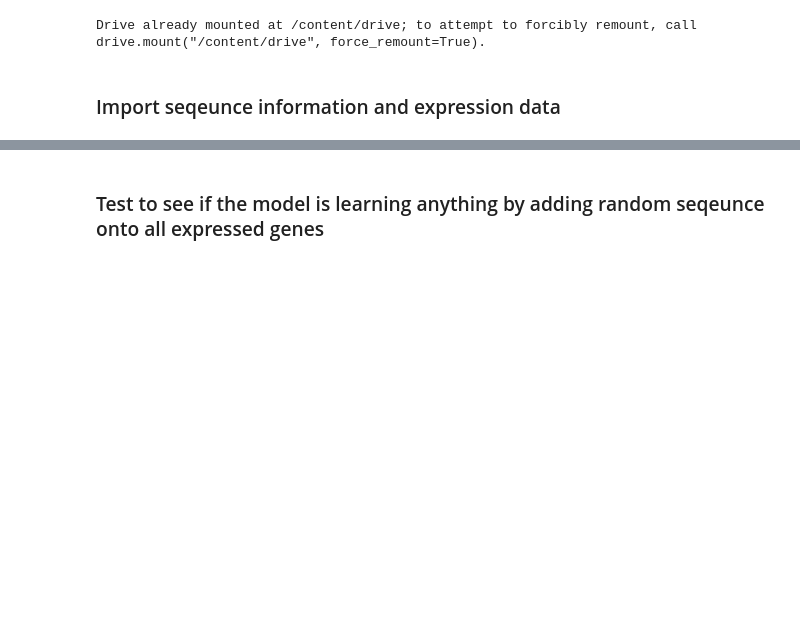
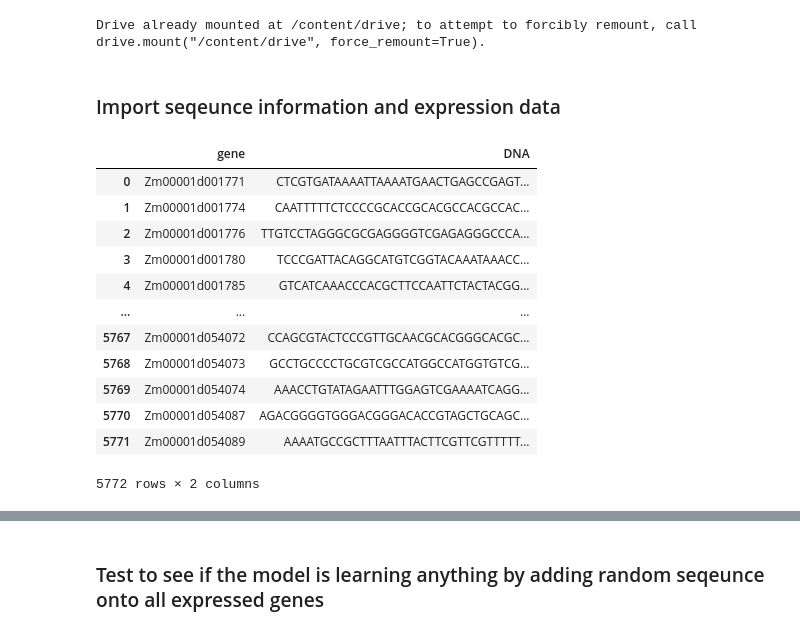
Before and after one commit to merrittburch/hackathons, a Jupyter notebook: 2021_09_ml/src/baseline_cnn.ipynb, the cells around one changed output, grey strips where cells are left out. Drawn from its saved outputs; the diff is of its cells as text; code cells hidden in the pictures; blank space fills up the shorter version.

```diff
--- a/2021_09_ml/src/baseline_cnn.ipynb
+++ b/2021_09_ml/src/baseline_cnn.ipynb
@@ -37,14 +39,32 @@ Drive already mounted at /content/drive; to attempt to forcibly remount, call dr
 # %%
 # path where data lives on drive
 data_path = '/content/drive/MyDrive/HackTravis_Sept2021'
 
 # Import expression data
 genes = pd.read_csv((data_path +"/Expression_Datasets/exp_b73_max_cis_trans_model.csv"))
 
 # import atac-seq peak seqeunce
-atac_10k = pd.read_csv((data_path + "/Regulatory_DNA/single_peak_cutoff_250.tsv"), sep = '\t')
+atac = pd.read_csv((data_path + "/Regulatory_DNA/single_peak_cutoff_250.tsv"), sep = '\t')
+# atac = pd.read_csv((data_path + "/Regulatory_DNA/promoter_plus_single_peak.tsv"), sep = '\t')
+
 
 # combine atac and expression data
-exp_atac = genes.merge(atac_10k, left_on='v4_gene', right_on='gene')
+exp_atac = genes.merge(atac, left_on='v4_gene', right_on='gene')
+
+atac
+# %% [output]
+|  | gene | DNA |
+| 0 | Zm00001d001771 | CTCGTGATAAAATTAAAATGAACTGAGCCGAGT... |
+| 1 | Zm00001d001774 | CAATTTTTCTCCCCGCACCGCACGCCACGCCAC... |
+| 2 | Zm00001d001776 | TTGTCCTAGGGCGCGAGGGGTCGAGAGGGCCCA... |
+| 3 | Zm00001d001780 | TCCCGATTACAGGCATGTCGGTACAAATAAACC... |
+| 4 | Zm00001d001785 | GTCATCAAACCCACGCTTCCAATTCTACTACGG... |
+| ... | ... | ... |
+| 5767 | Zm00001d054072 | CCAGCGTACTCCCGTTGCAACGCACGGGCACGC... |
+| 5768 | Zm00001d054073 | GCCTGCCCCTGCGTCGCCATGGCCATGGTGTCG... |
+| 5769 | Zm00001d054074 | AAACCTGTATAGAATTTGGAGTCGAAAATCAGG... |
+| 5770 | Zm00001d054087 | AGACGGGGTGGGACGGGACACCGTAGCTGCAGC... |
+| 5771 | Zm00001d054089 | AAAATGCCGCTTTAATTTACTTCGTTCGTTTTT... |
+5772 rows × 2 columns
 # %%
 # Plot expression histogram
```
Also changed, not shown: parts of 32 cells of this notebook.
